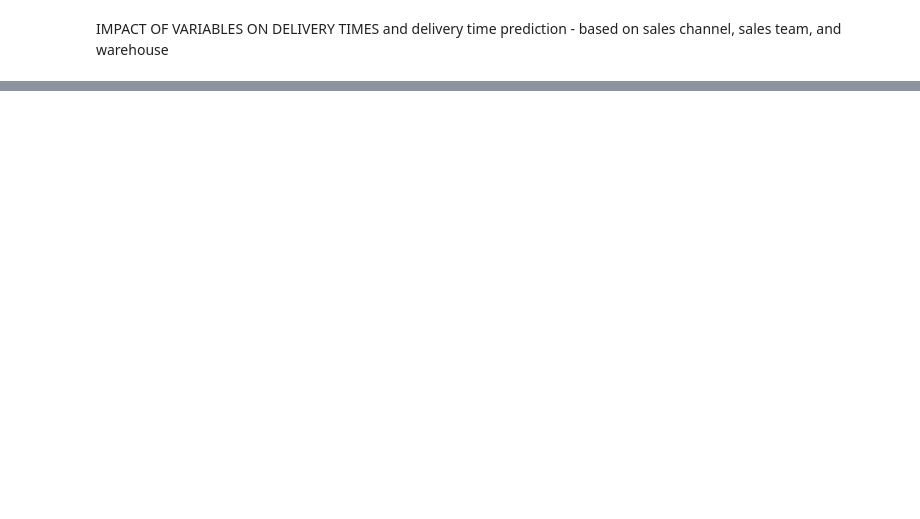
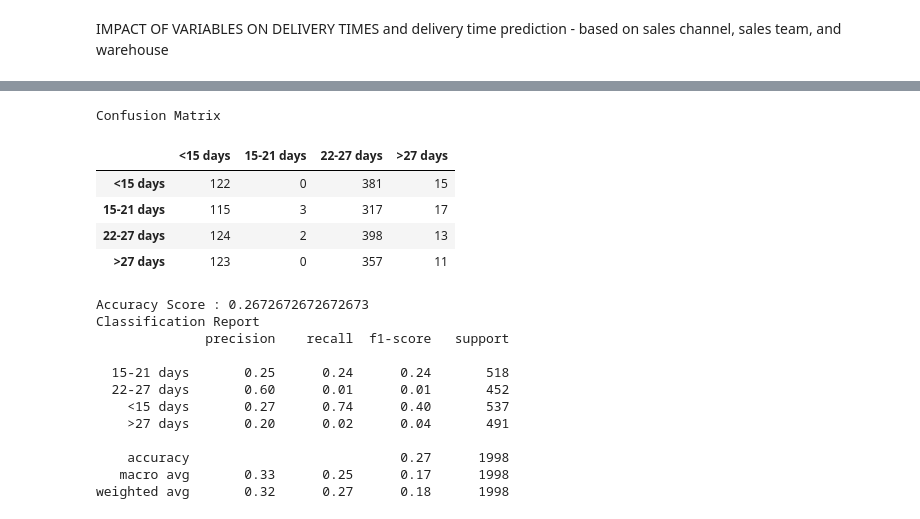
Before and after one commit to jdmandras/Project-4, a Jupyter notebook: DataAnalysis.ipynb, the cells around one changed output, grey strips where cells are left out. Drawn from its saved outputs; the diff is of its cells as text; code cells hidden in the pictures; blank space fills up the shorter version.

```diff
--- a/DataAnalysis.ipynb
+++ b/DataAnalysis.ipynb
@@ -118,0 +362,35 @@ IMPACT OF VARIABLES ON DELIVERY TIMES and delivery time prediction - based on sa
+# %%
+# Calculating the confusion matrix
+cm = confusion_matrix(y_test, predictions)
+cm_df = pd.DataFrame(
+    cm, index=["<15 days", "15-21 days", "22-27 days", ">27 days"], columns=["<15 days", "15-21 days", "22-27 days", ">27 days"]
+)
+
+# Calculating the accuracy score
+acc_score = accuracy_score(y_test, predictions)
+
+# Display results
+print("Confusion Matrix")
+display(cm_df)
+print(f"Accuracy Score : {acc_score}")
+print("Classification Report")
+print(classification_report(y_test, predictions))
+# %% [output]
+Confusion Matrix
+|  | <15 days | 15-21 days | 22-27 days | >27 days |
+| <15 days | 122 | 0 | 381 | 15 |
+| 15-21 days | 115 | 3 | 317 | 17 |
+| 22-27 days | 124 | 2 | 398 | 13 |
+| >27 days | 123 | 0 | 357 | 11 |
+Accuracy Score : 0.2672672672672673
+Classification Report
+              precision    recall  f1-score   support
+
+  15-21 days       0.25      0.24      0.24       518
+  22-27 days       0.60      0.01      0.01       452
+    <15 days       0.27      0.74      0.40       537
+    >27 days       0.20      0.02      0.04       491
+
+    accuracy                           0.27      1998
+   macro avg       0.33      0.25      0.17      1998
+weighted avg       0.32      0.27      0.18      1998
```
Also changed, not shown: parts of 22 cells of this notebook, 1 other file.
